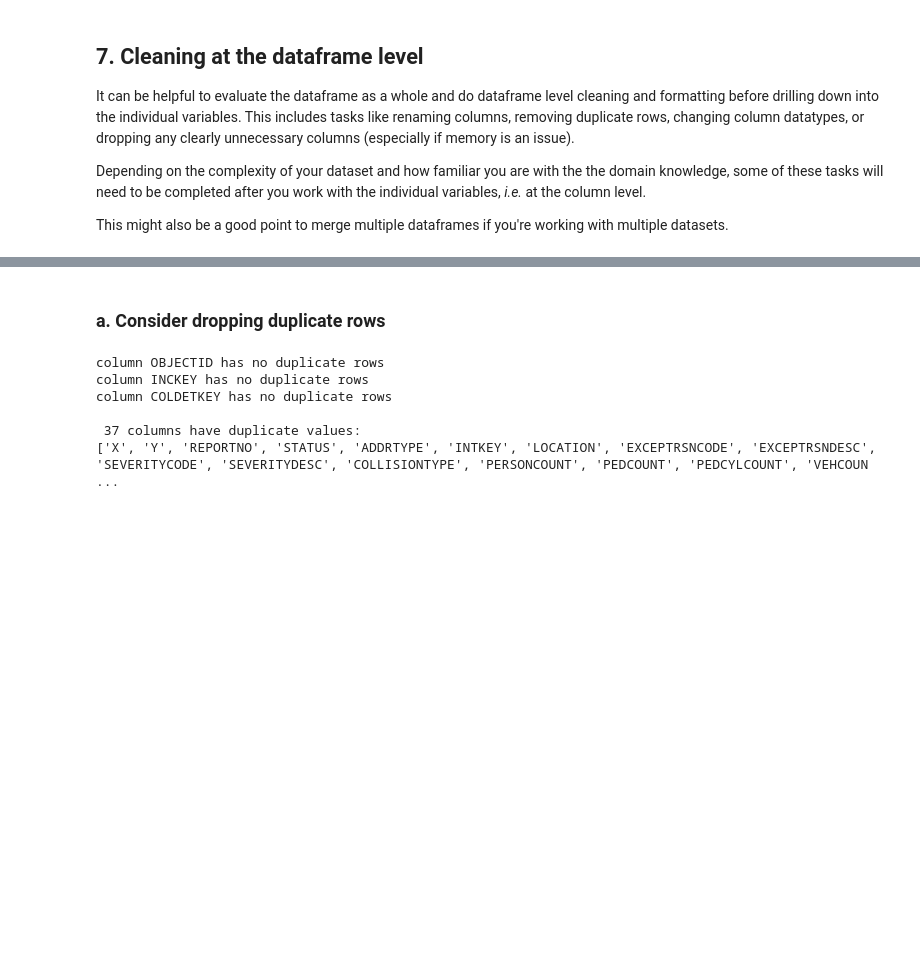
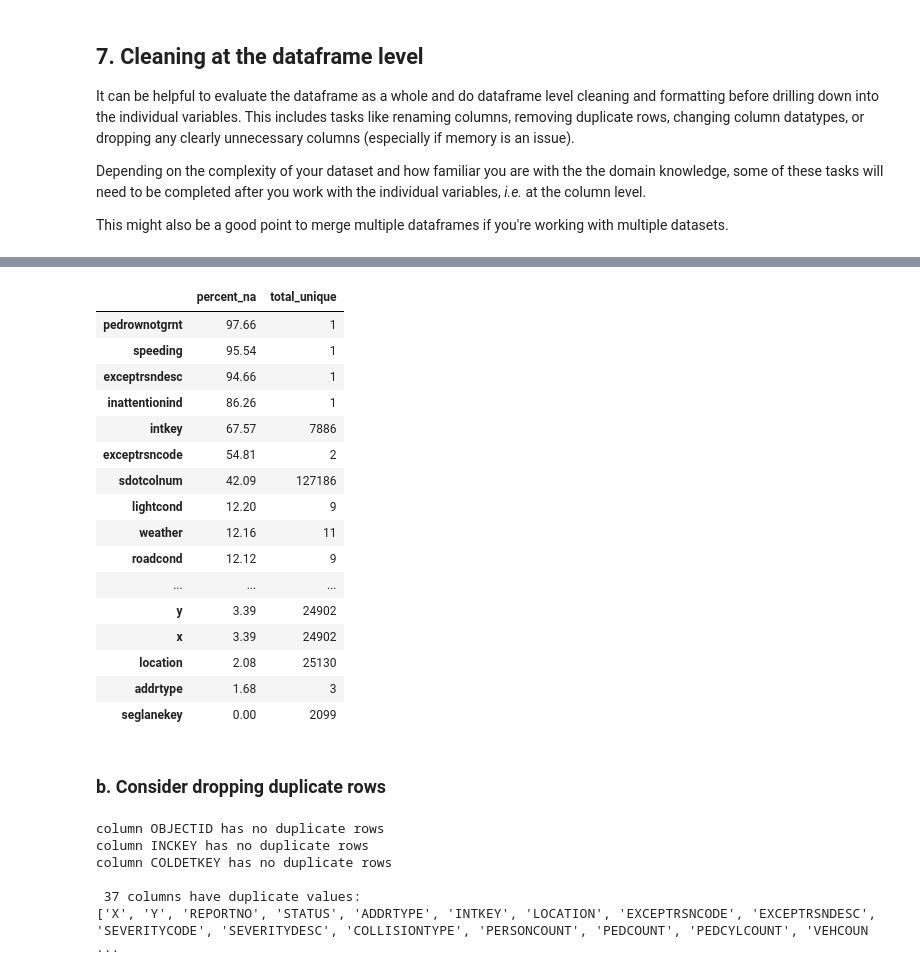
Before and after one commit to niwako/garbanzo, a Jupyter notebook: Workshop on EDA.ipynb, the cells around one changed output, grey strips where cells are left out. Drawn from its saved outputs; the diff is of its cells as text; code cells hidden in the pictures; blank space fills up the shorter version.

```diff
--- a/Workshop on EDA.ipynb
+++ b/Workshop on EDA.ipynb
@@ -173,5 +239,31 @@ This might also be a good point to merge multiple dataframes if you're working w
+# %%
+# consider how many missing values there are in each column
+
+col_na = round(100*(df.isna().sum()/len(df)), 2)
+col_nunique = df.nunique()
+display(pd.DataFrame({"percent_na": col_na,
+                      "total_unique": col_nunique}).sort_values(by=["percent_na"],
+                                                                ascending=False).head(20))
+# %% [output]
+|  | percent_na | total_unique |
+| pedrownotgrnt | 97.66 | 1 |
+| speeding | 95.54 | 1 |
+| exceptrsndesc | 94.66 | 1 |
+| inattentionind | 86.26 | 1 |
+| intkey | 67.57 | 7886 |
+| exceptrsncode | 54.81 | 2 |
+| sdotcolnum | 42.09 | 127186 |
+| lightcond | 12.20 | 9 |
+| weather | 12.16 | 11 |
+| roadcond | 12.12 | 9 |
+| ... | ... | ... |
+| y | 3.39 | 24902 |
+| x | 3.39 | 24902 |
+| location | 2.08 | 25130 |
+| addrtype | 1.68 | 3 |
+| seglanekey | 0.00 | 2099 |
 # %% [markdown]
-### a. Consider dropping duplicate rows
+### b. Consider dropping duplicate rows
 # %%
 dup_col_lst = []
 
```
Also changed, not shown: parts of 16 cells of this notebook.
